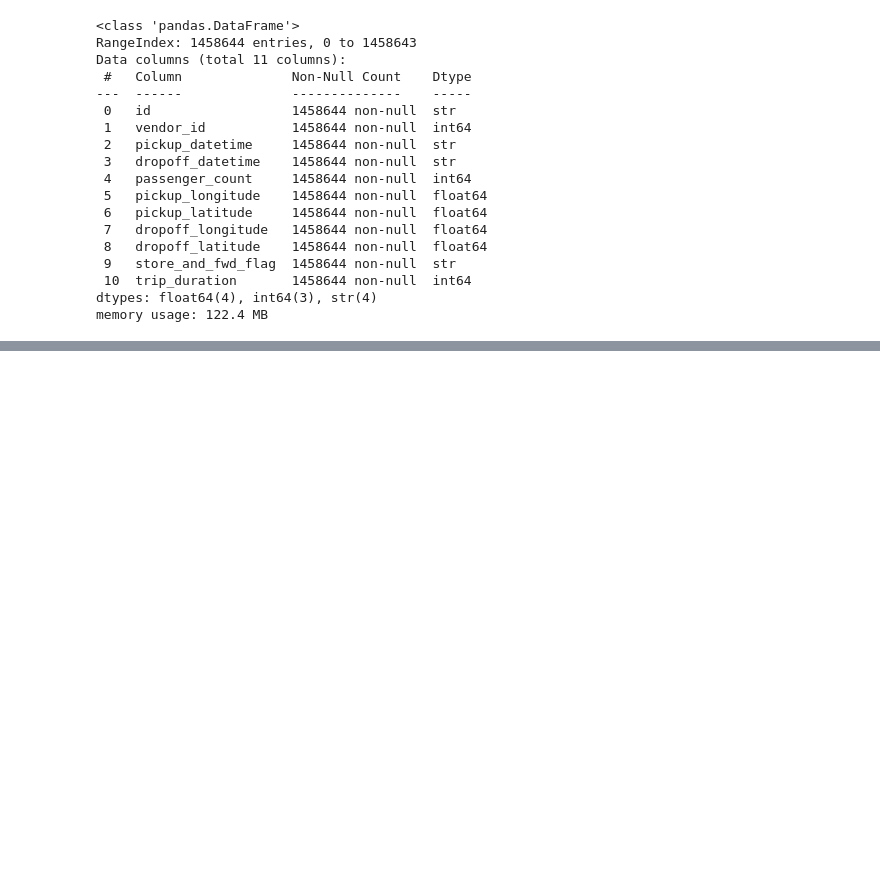
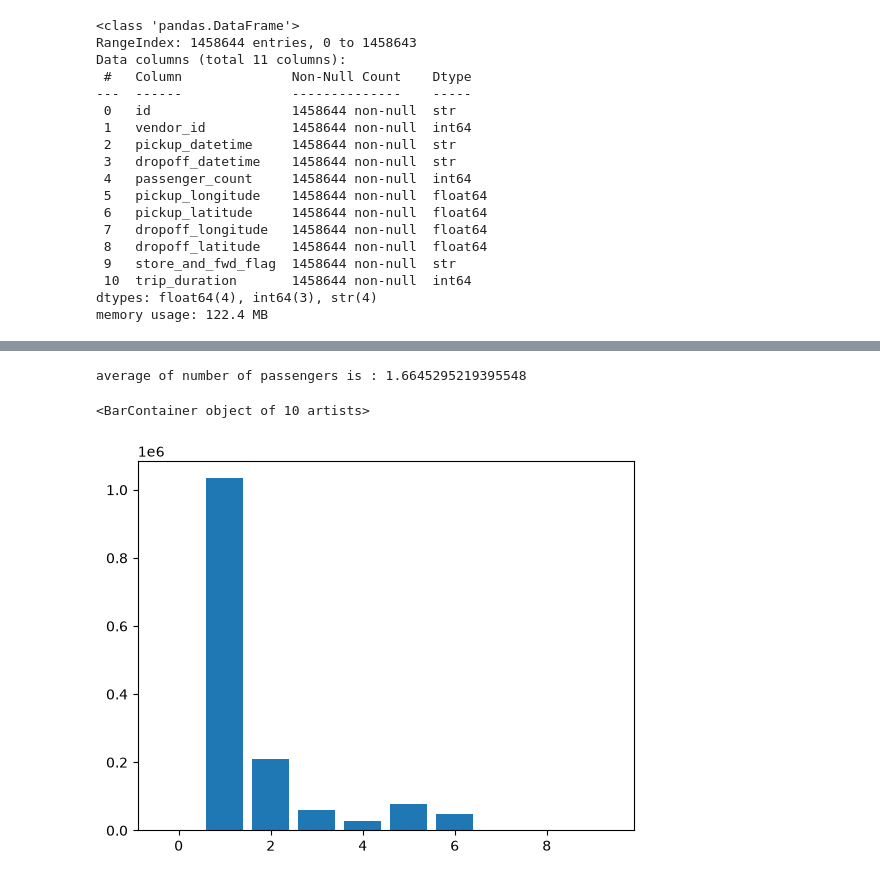
Before and after one commit to faresBenhammadi/data_analysis_taxi, a Jupyter notebook: taxi.ipynb, the cells around one changed output, grey strips where cells are left out. Drawn from its saved outputs; the diff is of its cells as text; code cells hidden in the pictures; blank space fills up the shorter version.

```diff
--- a/taxi.ipynb
+++ b/taxi.ipynb
@@ -38,0 +164,9 @@ memory usage: 122.4 MB
+# %%
+passenger_count = df["passenger_count"].value_counts()
+print(f"average of number of passengers is : {df["passenger_count"].mean()}")
+plt.figure()
+plt.bar(passenger_count.index,passenger_count.values)
+# %% [output]
+average of number of passengers is : 1.6645295219395548
+<BarContainer object of 10 artists>
+[figure, added]
```
Also changed, not shown: parts of 17 cells of this notebook.
